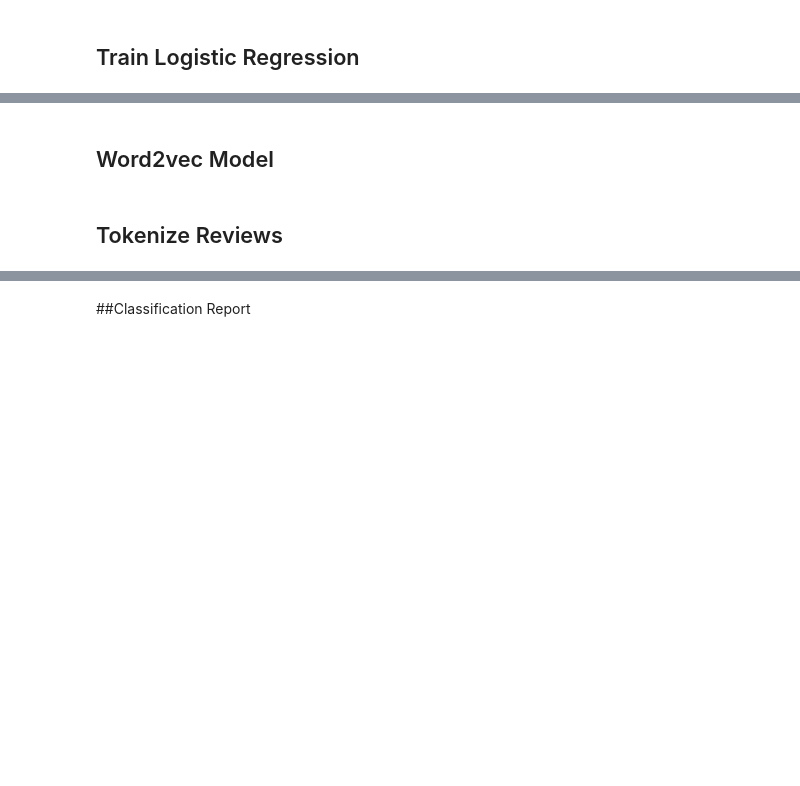
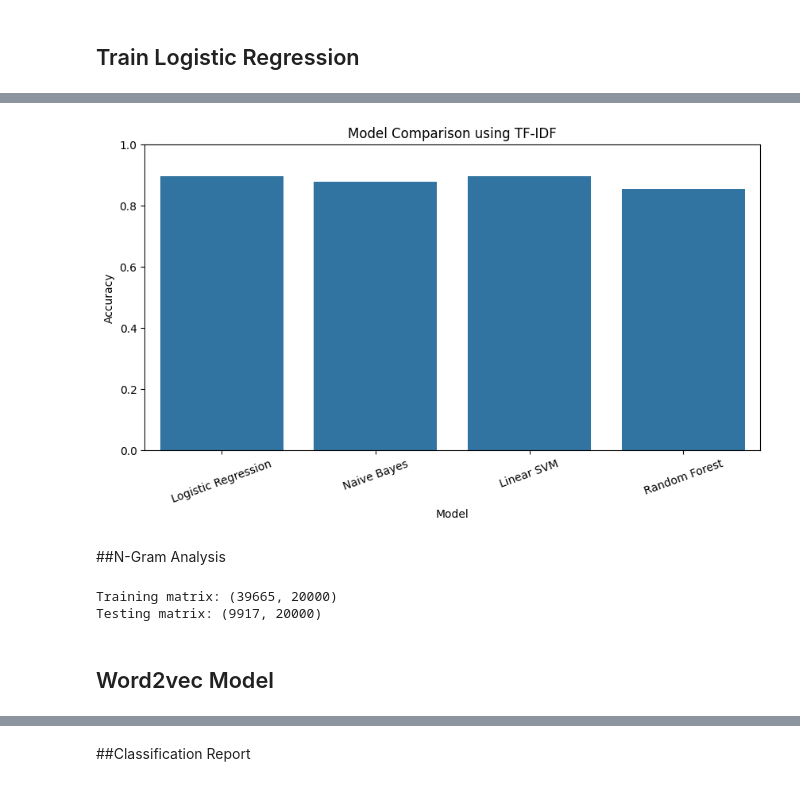
Before and after one commit to tojotk/IMDb_Movie_Reviews, a Jupyter notebook: IMDb_Movie_Reviews.ipynb, the cells around one changed output, grey strips where cells are left out. Drawn from its saved outputs; the diff is of its cells as text; code cells hidden in the pictures; blank space fills up the shorter version.

```diff
--- a/IMDb_Movie_Reviews.ipynb
+++ b/IMDb_Movie_Reviews.ipynb
@@ -381,0 +521,14 @@ Accuracy : 0.8916002823434507
+# %%
+nb_tfidf = MultinomialNB()
+
+nb_tfidf.fit(X_train_tfidf, y_train)
+
+y_pred_nb_tfidf = nb_tfidf.predict(X_test_tfidf)
+
+accuracy_nb_tfidf = accuracy_score(
+    y_test,
+    y_pred_nb_tfidf
+)
+
+print("Naive Bayes Accuracy:",
+      accuracy_nb_tfidf)
@@ -456,0 +581,17 @@ Negative Review
+# %%
+tfidf_results = pd.DataFrame({
+    'Model': [
+        'Logistic Regression',
+        'Naive Bayes',
+        'Linear SVM',
+        'Random Forest'
+    ],
+    'Accuracy': [
+        accuracy_lr_tfidf,
+        accuracy_nb_tfidf,
+        accuracy_svm_tfidf,
+        accuracy_rf_tfidf
+    ]
+})
+
+tfidf_results
@@ -456,0 +604,31 @@ Negative Review
+# %%
+plt.figure(figsize=(10, 5))
+
+sns.barplot(
+    x='Model',
+    y='Accuracy',
+    data=tfidf_results
+)
+
+plt.title('Model Comparison using TF-IDF')
+plt.xticks(rotation=20)
+plt.ylim(0, 1)
+plt.show()
+# %% [output]
+[figure, added]
+# %% [markdown]
+##N-Gram Analysis
+# %%
+ngram_vectorizer = CountVectorizer(
+    max_features=20000,
+    ngram_range=(1, 2)
+)
+
+X_train_ngram = ngram_vectorizer.fit_transform(X_train)
+X_test_ngram = ngram_vectorizer.transform(X_test)
+
+print("Training matrix:", X_train_ngram.shape)
+print("Testing matrix:", X_test_ngram.shape)
+# %% [output]
+Training matrix: (39665, 20000)
+Testing matrix: (9917, 20000)
@@ -457,4 +651,2 @@ Negative Review
 # %% [markdown]
 ## Word2vec Model
-# %% [markdown]
-## Tokenize Reviews
```
Also changed, not shown: parts of 99 cells of this notebook.
